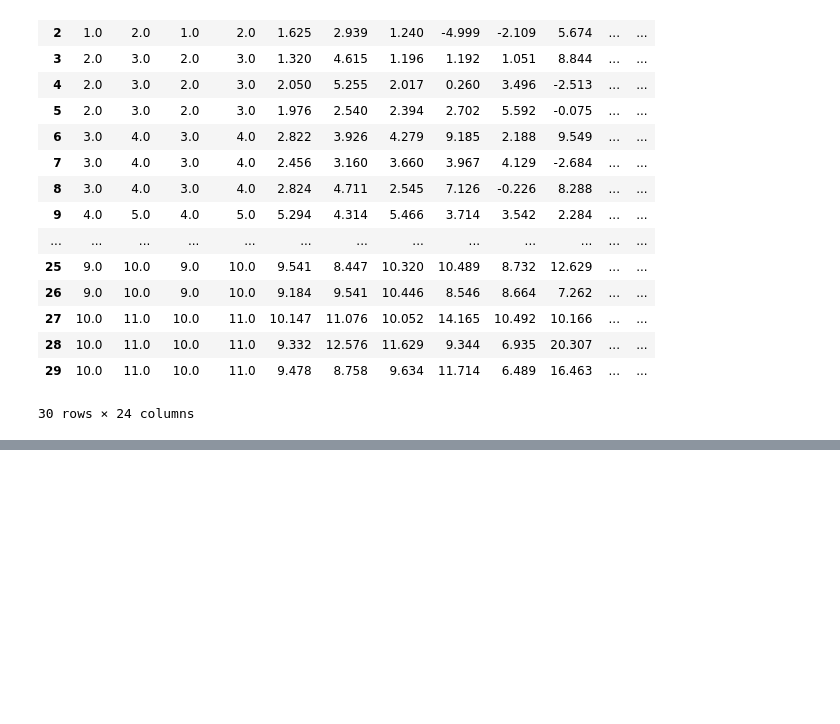
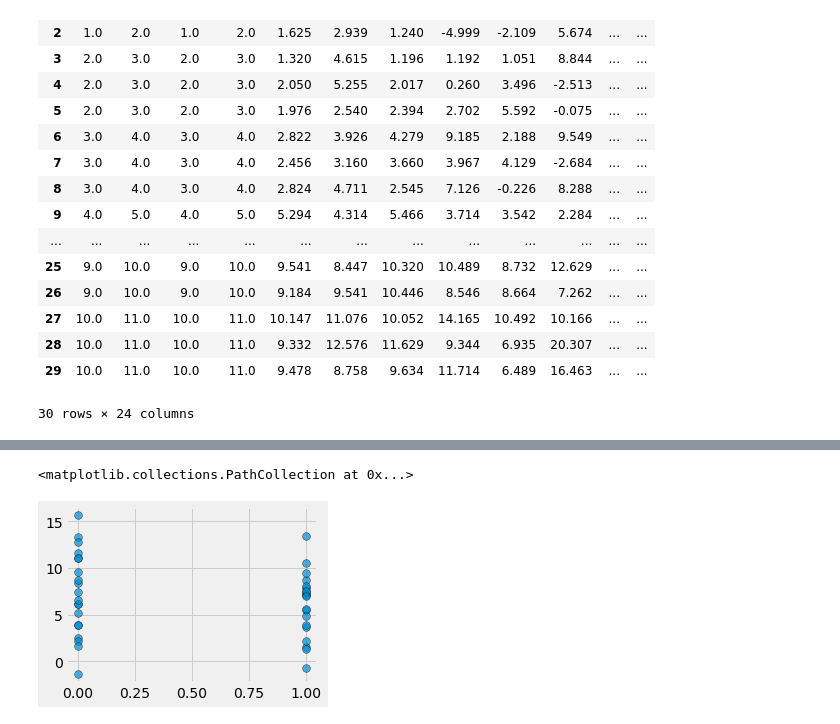
Before and after one commit to aws-samples/aws-mlu-explain, a Jupyter notebook: code/linear-regression/python/linear-regression-new-data.ipynb, the cells around one changed output, grey strips where cells are left out. Cells and saved outputs as stored; diff of their text form; code cells hidden in the pictures; blank space fills up the shorter version.

Commit message:
article updates: rough draft

```diff
--- a/code/linear-regression/python/linear-regression-new-data.ipynb
+++ b/code/linear-regression/python/linear-regression-new-data.ipynb
@@ -371,0 +439,16 @@ Name: sqft, dtype: float64
+# %%
+np.random.seed(50)
+n = 40
+
+X = np.array(sorted(list(range(10))*4)) + np.random.normal(size=n, scale=.5)
+y = np.array(sorted(list(range(10))*4)) + np.random.normal(size=n, scale=2.25)
+has_pool = [0] * 20 + [1] * 20
+np.random.shuffle(has_pool)
+# generate prices to be roughly $600 per square-foot
+# sqft = [220, 500, 550, 600, 750, 800, 900, 920, 1385, 1200, 1400, 1500, 1550, 1800, 2000]
+# prices = [np.round(i * np.random.normal(600, 200), 0)**(1/2) for i in sqft]
+sqft = X + 1
+prices = y + 2
+df = pd.DataFrame({'sqft': sqft, 'price': prices, 'pool': has_pool})
+df.head()
+df.to_json('interpretationData.json', orient='records')
@@ -371,0 +475,7 @@ Name: sqft, dtype: float64
+# %%
+ # Initialize layout
+fig, ax = plt.subplots(figsize = (4, 3))
+ax.scatter(df.pool, df.price, s=60, alpha=0.7, edgecolors="k")
+# %% [output]
+<matplotlib.collections.PathCollection at 0x...>
+[figure, added]
```
Also changed, not shown: parts of 38 cells of this notebook, 27 other files.
